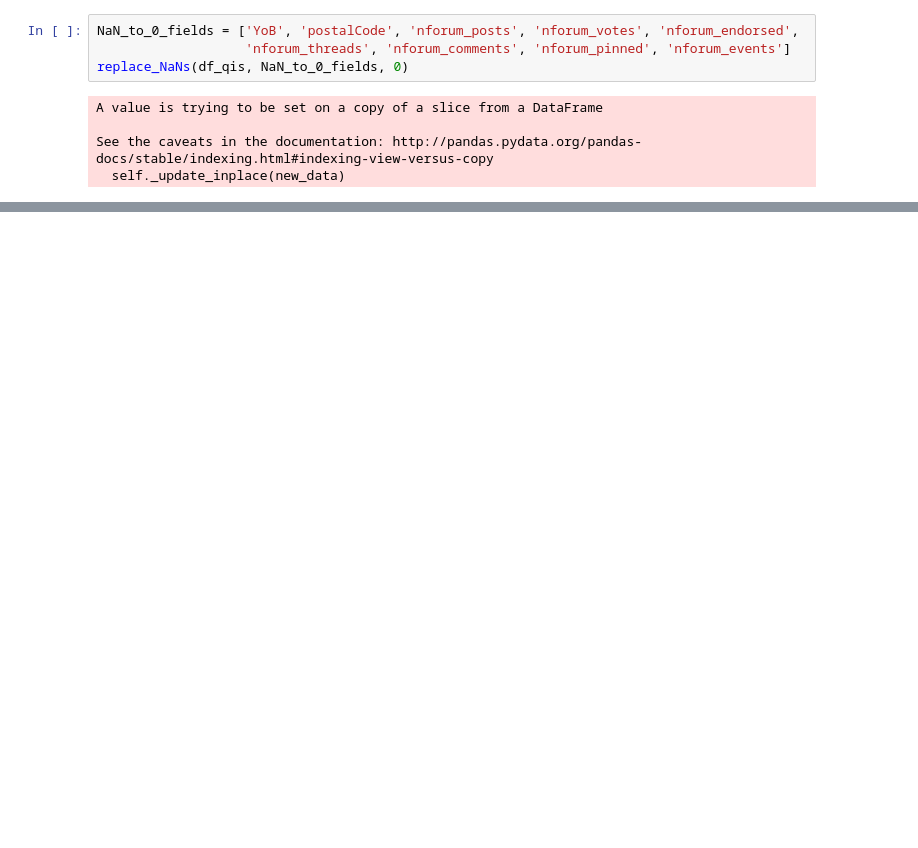
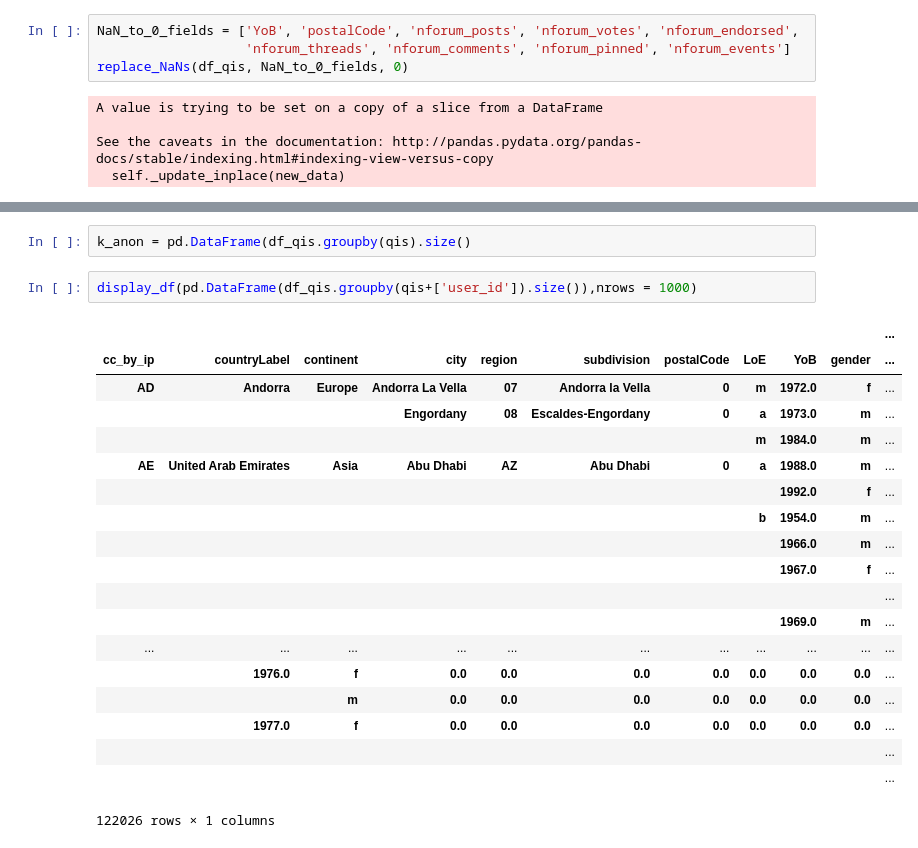
Before and after one commit to tmaounis/apcomp221-pset1, a Jupyter notebook: k_anonymity.ipynb, the cells around one changed output, grey strips where cells are left out. Cells and saved outputs as stored; diff of their text form; blank space fills up the shorter version.

```diff
--- a/k_anonymity.ipynb
+++ b/k_anonymity.ipynb
@@ -108,0 +124,24 @@ See the caveats in the documentation: http://pandas.pydata.org/pandas-docs/stabl
+# %%
+k_anon = pd.DataFrame(df_qis.groupby(qis).size()
+# %%
+display_df(pd.DataFrame(df_qis.groupby(qis+['user_id']).size()),nrows = 1000)
+# %% [output]
+|  |  |  |  |  |  |  |  |  |  | ... |
+| cc_by_ip | countryLabel | continent | city | region | subdivision | postalCode | LoE | YoB | gender | ... |
+| AD | Andorra | Europe | Andorra La Vella | 07 | Andorra la Vella | 0 | m | 1972.0 | f | ... |
+|  |  |  | Engordany | 08 | Escaldes-Engordany | 0 | a | 1973.0 | m | ... |
+|  |  |  |  |  |  |  | m | 1984.0 | m | ... |
+| AE | United Arab Emirates | Asia | Abu Dhabi | AZ | Abu Dhabi | 0 | a | 1988.0 | m | ... |
+|  |  |  |  |  |  |  |  | 1992.0 | f | ... |
+|  |  |  |  |  |  |  | b | 1954.0 | m | ... |
+|  |  |  |  |  |  |  |  | 1966.0 | m | ... |
+|  |  |  |  |  |  |  |  | 1967.0 | f | ... |
+|  |  |  |  |  |  |  |  |  |  | ... |
+|  |  |  |  |  |  |  |  | 1969.0 | m | ... |
+| ... | ... | ... | ... | ... | ... | ... | ... | ... | ... | ... |
+|  | 1976.0 | f | 0.0 | 0.0 | 0.0 | 0.0 | 0.0 | 0.0 | 0.0 | ... |
+|  |  | m | 0.0 | 0.0 | 0.0 | 0.0 | 0.0 | 0.0 | 0.0 | ... |
+|  | 1977.0 | f | 0.0 | 0.0 | 0.0 | 0.0 | 0.0 | 0.0 | 0.0 | ... |
+|  |  |  |  |  |  |  |  |  |  | ... |
+|  |  |  |  |  |  |  |  |  |  | ... |
+122026 rows × 1 columns
```
Also changed, not shown: parts of 8 cells of this notebook, 1 other file.
